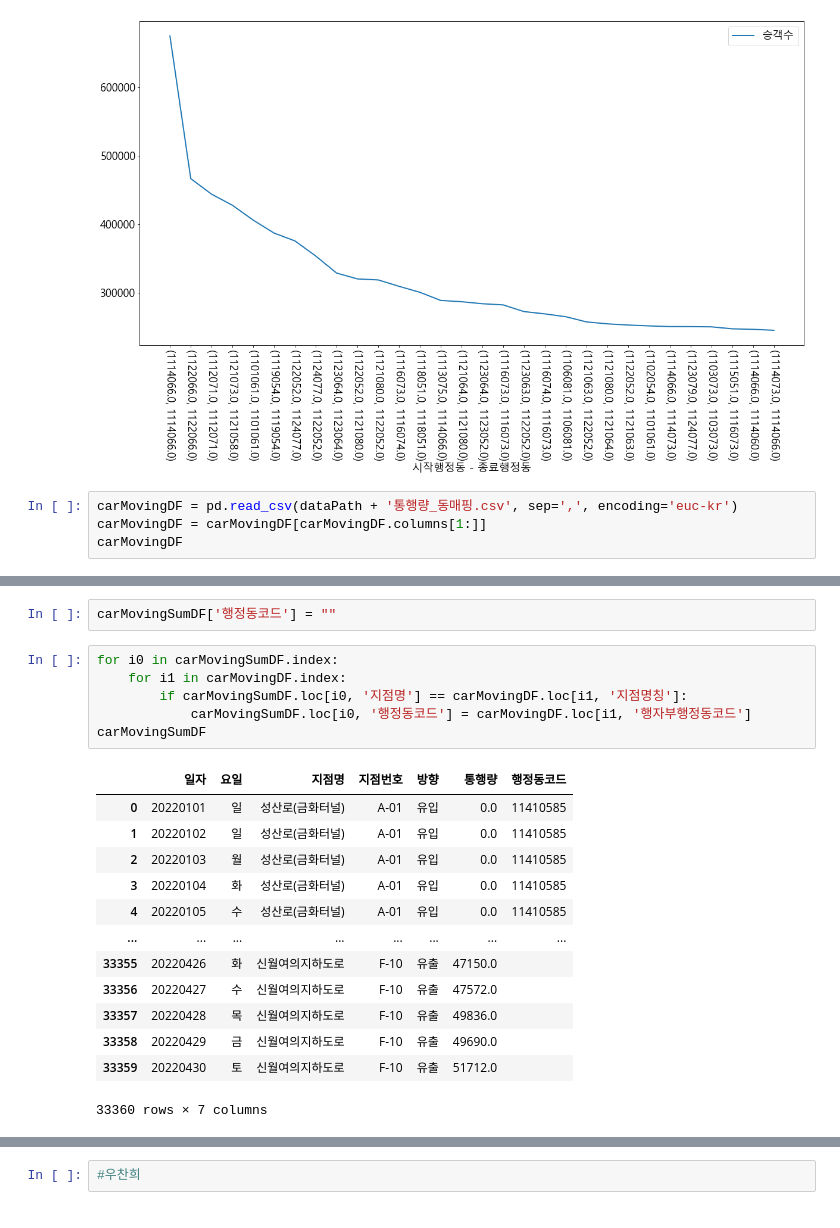
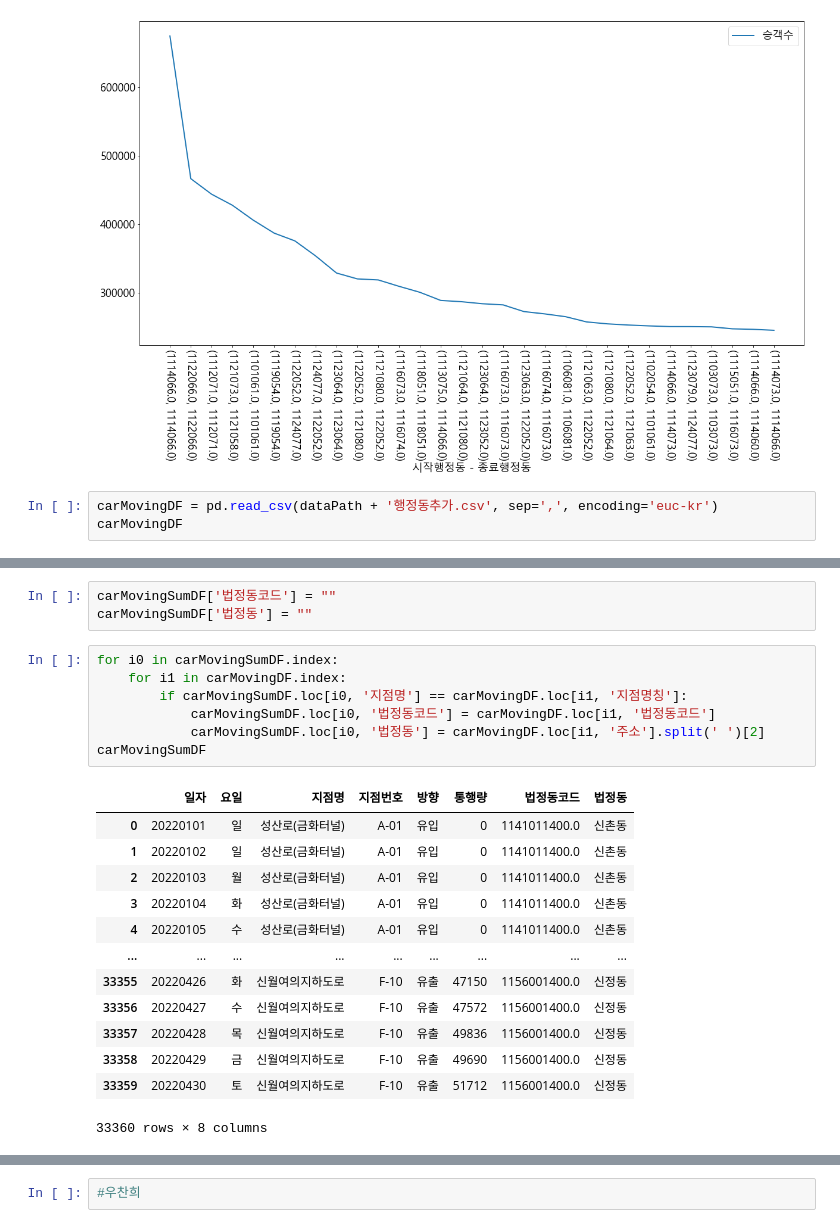
Before and after one commit to dbsrall59/three, a Jupyter notebook: 3조_시각화.ipynb, the cells around one changed output, grey strips where cells are left out. Drawn from its saved outputs; the diff is of its cells as text.

```diff
--- a/3조_시각화.ipynb
+++ b/3조_시각화.ipynb
@@ -119,7 +119,6 @@ plt.xlabel('시작행정동 - 종료행정동')
 Text(0.5, 0, '시작행정동 - 종료행정동')
 [figure]
 # %%
-carMovingDF = pd.read_csv(dataPath + '통행량_동매핑.csv', sep=',', encoding='euc-kr')
-carMovingDF = carMovingDF[carMovingDF.columns[1:]]
+carMovingDF = pd.read_csv(dataPath + '행정동추가.csv', sep=',', encoding='euc-kr')
 carMovingDF
 # %% [output]
@@ -159,24 +154,26 @@ carMovingSumDF
 33360 rows × 6 columns
 # %%
-carMovingSumDF['행정동코드'] = ""
+carMovingSumDF['법정동코드'] = ""
+carMovingSumDF['법정동'] = ""
 # %%
 for i0 in carMovingSumDF.index:
     for i1 in carMovingDF.index:
         if carMovingSumDF.loc[i0, '지점명'] == carMovingDF.loc[i1, '지점명칭']:
-            carMovingSumDF.loc[i0, '행정동코드'] = carMovingDF.loc[i1, '행자부행정동코드']
+            carMovingSumDF.loc[i0, '법정동코드'] = carMovingDF.loc[i1, '법정동코드']
+            carMovingSumDF.loc[i0, '법정동'] = carMovingDF.loc[i1, '주소'].split(' ')[2]
 carMovingSumDF
 # %% [output]
-|  | 일자 | 요일 | 지점명 | 지점번호 | 방향 | 통행량 | 행정동코드 |
-| 0 | 20220101 | 일 | 성산로(금화터널) | A-01 | 유입 | 0.0 | 11410585 |
-| 1 | 20220102 | 일 | 성산로(금화터널) | A-01 | 유입 | 0.0 | 11410585 |
-| 2 | 20220103 | 월 | 성산로(금화터널) | A-01 | 유입 | 0.0 | 11410585 |
-| 3 | 20220104 | 화 | 성산로(금화터널) | A-01 | 유입 | 0.0 | 11410585 |
-| 4 | 20220105 | 수 | 성산로(금화터널) | A-01 | 유입 | 0.0 | 11410585 |
-| ... | ... | ... | ... | ... | ... | ... | ... |
-| 33355 | 20220426 | 화 | 신월여의지하도로 | F-10 | 유출 | 47150.0 |  |
-| 33356 | 20220427 | 수 | 신월여의지하도로 | F-10 | 유출 | 47572.0 |  |
-| 33357 | 20220428 | 목 | 신월여의지하도로 | F-10 | 유출 | 49836.0 |  |
-| 33358 | 20220429 | 금 | 신월여의지하도로 | F-10 | 유출 | 49690.0 |  |
-| 33359 | 20220430 | 토 | 신월여의지하도로 | F-10 | 유출 | 51712.0 |  |
+|  | 일자 | 요일 | 지점명 | 지점번호 | 방향 | 통행량 | 법정동코드 | 법정동 |
+| 0 | 20220101 | 일 | 성산로(금화터널) | A-01 | 유입 | 0 | 1141011400.0 | 신촌동 |
+| 1 | 20220102 | 일 | 성산로(금화터널) | A-01 | 유입 | 0 | 1141011400.0 | 신촌동 |
+| 2 | 20220103 | 월 | 성산로(금화터널) | A-01 | 유입 | 0 | 1141011400.0 | 신촌동 |
+| 3 | 20220104 | 화 | 성산로(금화터널) | A-01 | 유입 | 0 | 1141011400.0 | 신촌동 |
+| 4 | 20220105 | 수 | 성산로(금화터널) | A-01 | 유입 | 0 | 1141011400.0 | 신촌동 |
+| ... | ... | ... | ... | ... | ... | ... | ... | ... |
+| 33355 | 20220426 | 화 | 신월여의지하도로 | F-10 | 유출 | 47150 | 1156001400.0 | 신정동 |
+| 33356 | 20220427 | 수 | 신월여의지하도로 | F-10 | 유출 | 47572 | 1156001400.0 | 신정동 |
+| 33357 | 20220428 | 목 | 신월여의지하도로 | F-10 | 유출 | 49836 | 1156001400.0 | 신정동 |
+| 33358 | 20220429 | 금 | 신월여의지하도로 | F-10 | 유출 | 49690 | 1156001400.0 | 신정동 |
+| 33359 | 20220430 | 토 | 신월여의지하도로 | F-10 | 유출 | 51712 | 1156001400.0 | 신정동 |
-33360 rows × 7 columns
+33360 rows × 8 columns
 # %%
```
Also changed, not shown: parts of 7 cells of this notebook, 2 other files.
